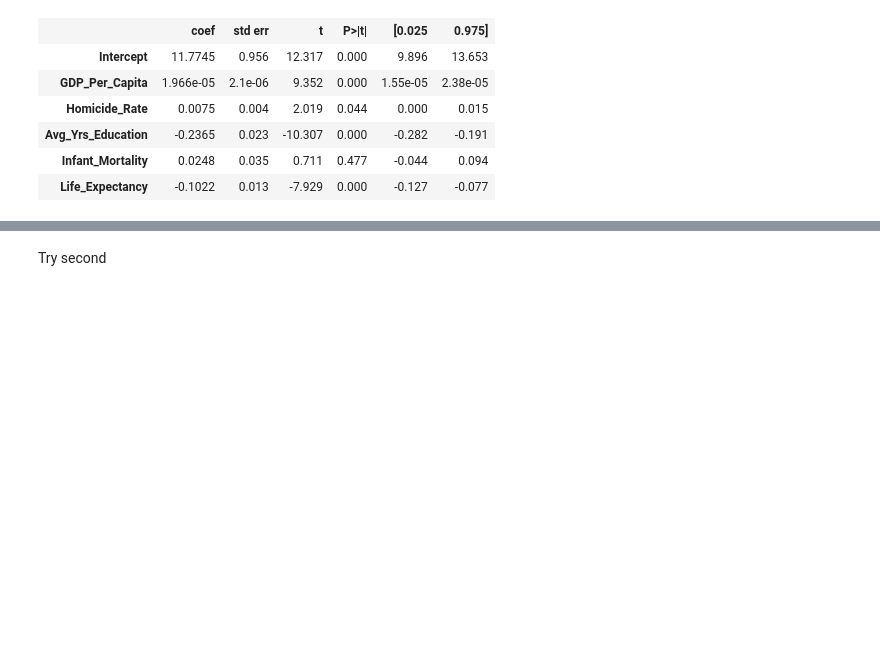
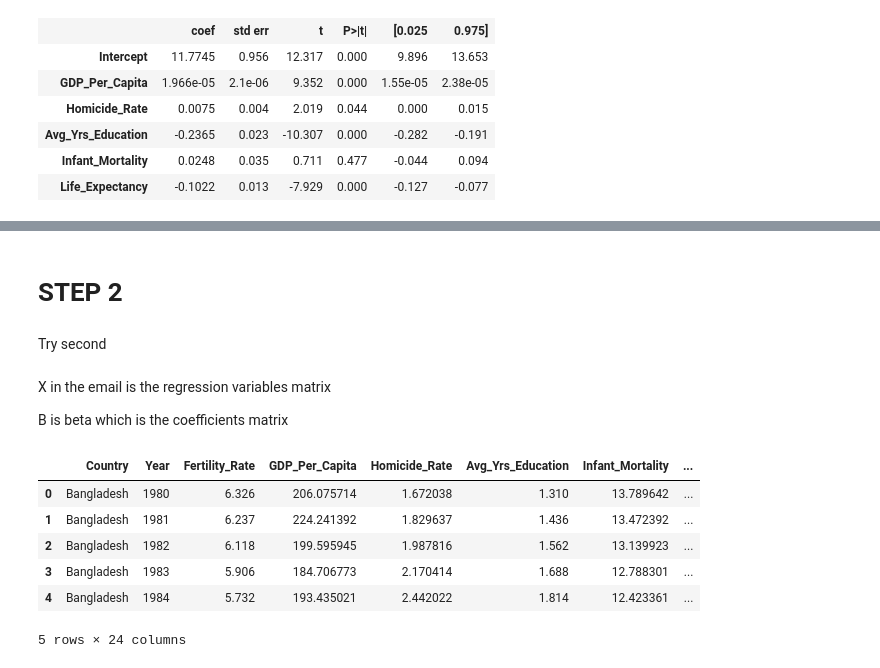
Before and after one commit to vrhughes/DS4002-Project2, a Jupyter notebook: SCRIPTS/TWFE.ipynb, the cells around one changed output, grey strips where cells are left out. Cells and saved outputs as stored; diff of their text form; code cells hidden in the pictures; blank space fills up the shorter version.

```diff
--- a/SCRIPTS/TWFE.ipynb
+++ b/SCRIPTS/TWFE.ipynb
@@ -104,0 +109,2 @@ mod.summary().tables[1]
+# %% [markdown]
+# STEP 2
@@ -108,3 +117,27 @@ twfe_toy = df_encoded.assign(y_hat = twfe.fittedvalues)
 plt.scatter(df_encoded.Year)
 # %% [markdown]
 Try second
+# %% [markdown]
+X in the email is the regression variables matrix
+
+B is beta which is the coefficients matrix
+# %%
+unit_col_name = 'Country'
+time_period_col_name = 'Year'
+
+df_panel = interp.copy()
+df_panel["Country"] = df_panel["Country"].str.replace(" ", "_")
+
+# Create dummy vars, one per country
+df_dummies = pd.get_dummies(df_panel[unit_col_name], dtype=int)
+
+df_panel_w_dummies = df_panel.join(df_dummies)
+df_panel_w_dummies.head()
+# %% [output]
+|  | Country | Year | Fertility_Rate | GDP_Per_Capita | Homicide_Rate | Avg_Yrs_Education | Infant_Mortality | ... |
+| 0 | Bangladesh | 1980 | 6.326 | 206.075714 | 1.672038 | 1.310 | 13.789642 | ... |
+| 1 | Bangladesh | 1981 | 6.237 | 224.241392 | 1.829637 | 1.436 | 13.472392 | ... |
+| 2 | Bangladesh | 1982 | 6.118 | 199.595945 | 1.987816 | 1.562 | 13.139923 | ... |
+| 3 | Bangladesh | 1983 | 5.906 | 184.706773 | 2.170414 | 1.688 | 12.788301 | ... |
+| 4 | Bangladesh | 1984 | 5.732 | 193.435021 | 2.442022 | 1.814 | 12.423361 | ... |
+5 rows × 24 columns
```
Also changed, not shown: parts of 7 cells of this notebook.
